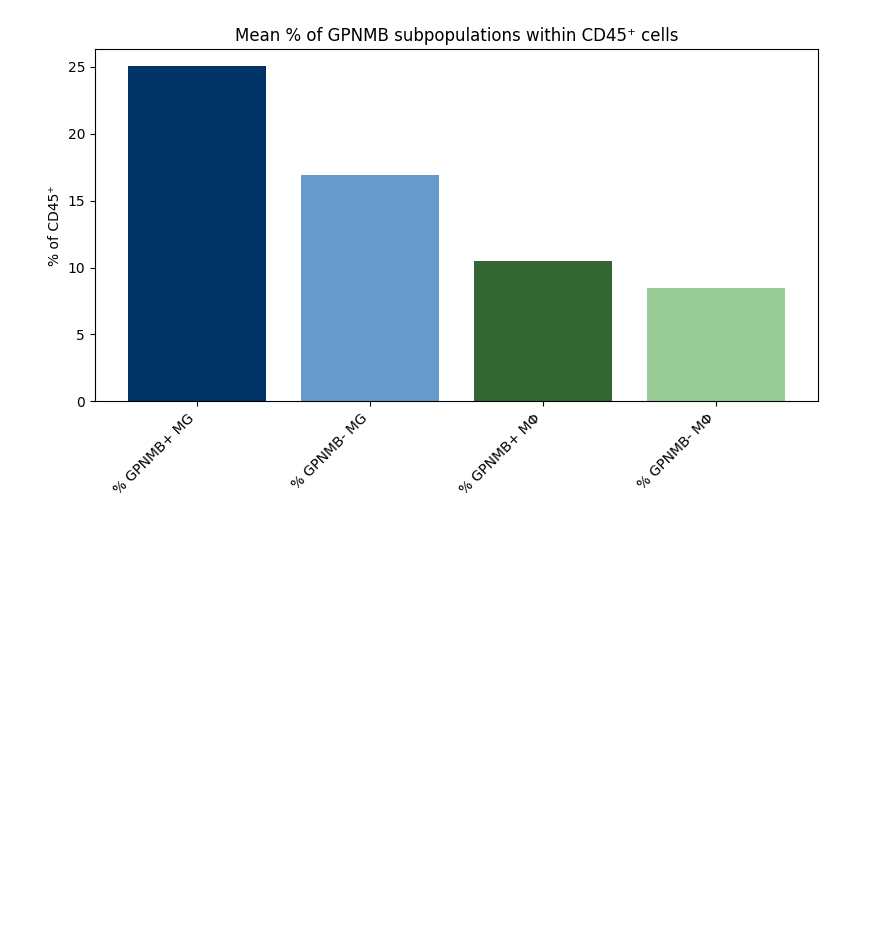
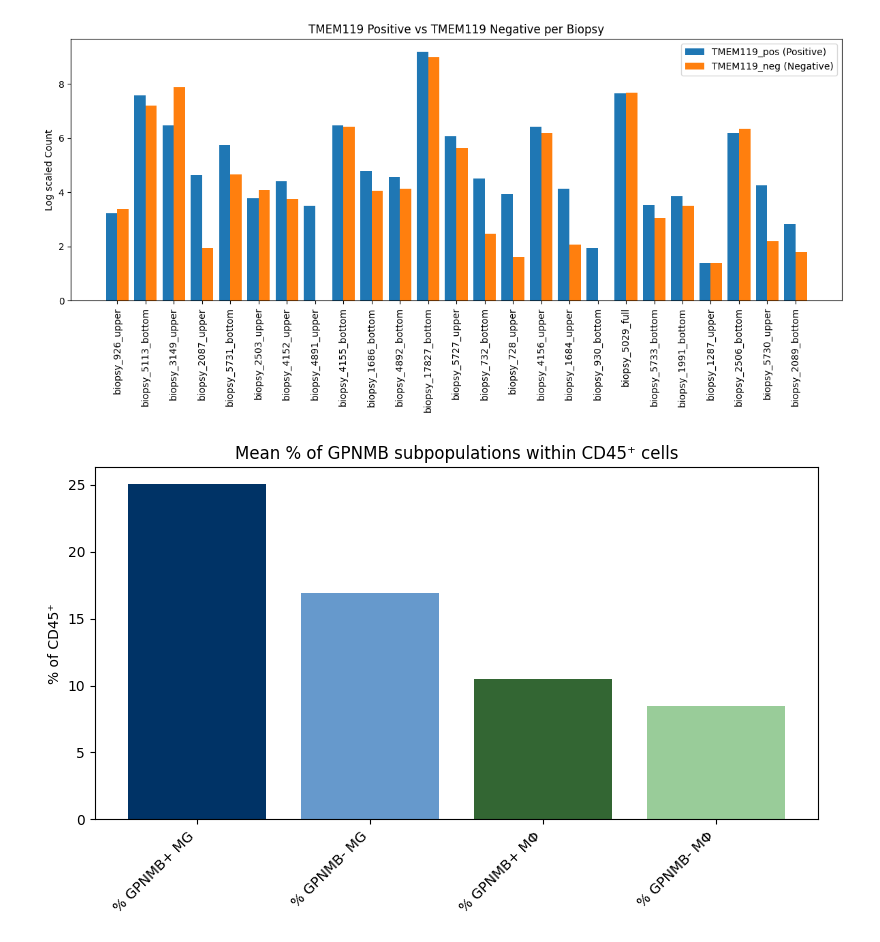
Before and after one commit to sadeghetemad/nencki-image-segmentation, a Jupyter notebook: notebooks/total_patient_analysis.ipynb, the cells around one changed output. Saved outputs shown, nothing was run; the diff lists cells and outputs as text; code cells hidden in the pictures; blank space fills up the shorter version.

```diff
--- a/notebooks/total_patient_analysis.ipynb
+++ b/notebooks/total_patient_analysis.ipynb
@@ -135,3 +116,21 @@ final_results
+# %%
+x = np.arange(len(final_results))
+width = 0.4
+
+plt.figure(figsize=(12,6))
+
+plt.bar(x - width/2, np.log(final_results["TMEM119pos_count"]), width, label="TMEM119_pos (Positive)")
+plt.bar(x + width/2, np.log(final_results["TMEM119neg_count"]), width, label="TMEM119_neg (Negative)")
+
+plt.xticks(x, final_results["Biopsy"], rotation=90)
+plt.ylabel("Log scaled Count")
+plt.title("TMEM119 Positive vs TMEM119 Negative per Biopsy")
+plt.legend()
+
+plt.tight_layout()
+plt.show()
+# %% [output]
+[figure, added]
 # %%
 cols = ["% GPNMB+ MG", "% GPNMB- MG", "% GPNMB+ MΦ", "% GPNMB- MΦ"]
 
```
Also changed, not shown: parts of 8 cells of this notebook.
